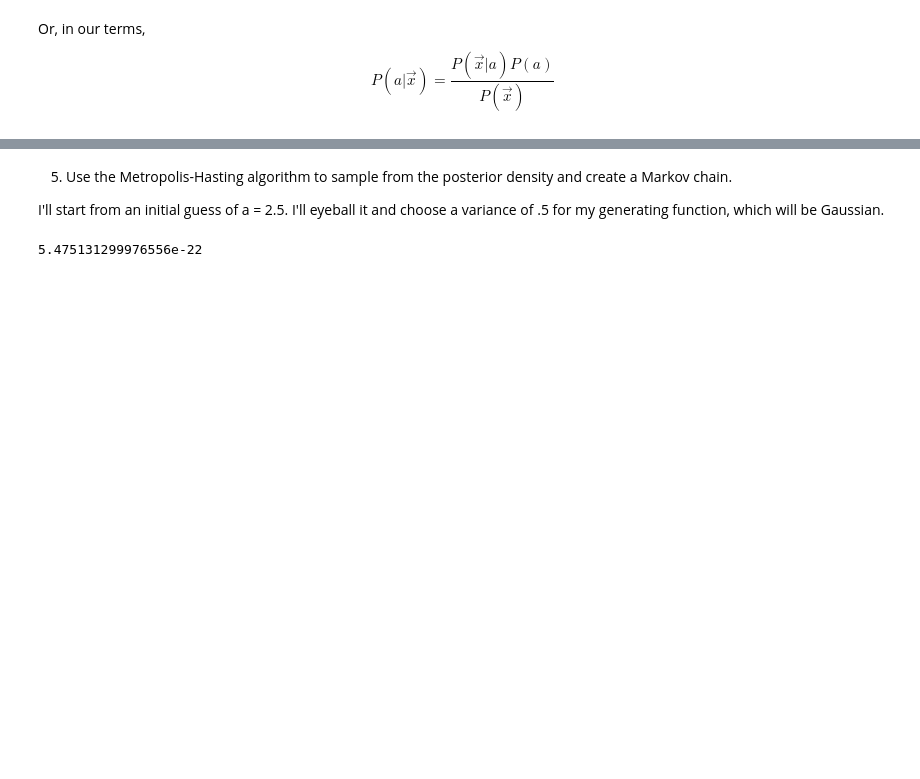
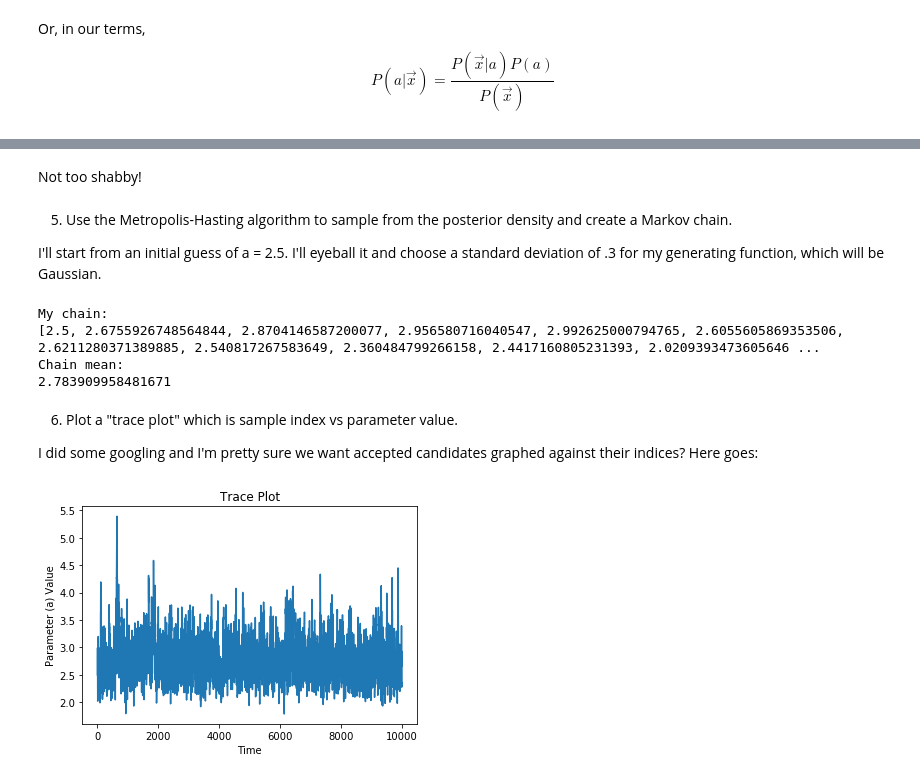
Before and after one commit to apkunesh/bayes_inference_PHY250, a Jupyter notebook: bayesian_inference.ipynb, the cells around one changed output, grey strips where cells are left out. Saved outputs shown, nothing was run; the diff lists cells and outputs as text; code cells hidden in the pictures; blank space fills up the shorter version.

```diff
--- a/bayesian_inference.ipynb
+++ b/bayesian_inference.ipynb
@@ -81,18 +84,61 @@ plot_pr_a_given_vecx(samples,range_for_a)
+# %% [markdown]
+Not too shabby!
 # %% [markdown]
 5) Use the Metropolis-Hasting algorithm to sample from the posterior density and create a Markov chain.
 
-I'll start from an initial guess of a = 2.5. I'll eyeball it and choose a variance of .5 for my generating function, which will be Gaussian.
+I'll start from an initial guess of a = 2.5. I'll eyeball it and choose a standard deviation of .3 for my generating function, which will be Gaussian.
-# %%
-def pr_a_given_vecx(vecx,a):
-    n = len(vecx)
-    sum_x_squared = sum([x**2 for x in vecx])
-    lna_to_the_n = np.log(a)**n
-    a_exponentiated = a**-sum_x_squared
-    return np.sqrt(lna_to_the_n*a_exponentiated)
-
-t = 0
-x_0 = 2.5
-
-x = [x_0]
-# %% [output]
-5.475131299976556e-22
+# %%
+from numpy.random import random
+
+def pr_a_given_vecx(vecx,a):
+    n = len(vecx)
+    sum_x_squared = sum([x**2 for x in vecx])
+    lna_to_the_n = np.log(a)**n
+    a_exponentiated = a**-sum_x_squared
+    return np.sqrt(lna_to_the_n*a_exponentiated)
+
+def generate_candidate(last_val,st_dev):
+    return normal(last_val,st_dev)
+
+def calculate_acceptance_probability(candidate,last_accepted,samples):
+    first_factor = pr_a_given_vecx(samples,candidate)/pr_a_given_vecx(samples,last_accepted)
+    second_factor = 1 #by symmetry of Gaussian distributions
+    return min(1,first_factor*second_factor)
+
+a_0 = 2.5
+t_max = 10000
+sigma = .3
+
+t = 0
+chain = [a_0]
+
+while t<t_max:
+    a_cand = generate_candidate(chain[-1],sigma)
+    pr_accept = calculate_acceptance_probability(a_cand,chain[-1],samples)
+    if pr_accept > random():
+        chain.append(a_cand)
+    else:
+        chain.append(chain[-1])
+    t = t+1
+
+print('My chain: ')
+print(chain)
+print('Chain mean: ')
+print(np.average(chain))
+# %% [output]
+My chain:
+[2.5, 2.6755926748564844, 2.8704146587200077, 2.956580716040547, 2.992625000794765, 2.6055605869353506, 2.6211280371389885, 2.540817267583649, 2.360484799266158, 2.4417160805231393, 2.0209393473605646 ...
+Chain mean:
+2.783909958481671
+# %% [markdown]
+6) Plot a "trace plot" which is sample index vs parameter value.
+
+I did some googling and I'm pretty sure we want accepted candidates graphed against their indices? Here goes:
+# %%
+plt.plot(chain)
+plt.title('Trace Plot')
+plt.ylabel('Parameter (a) Value')
+plt.xlabel('Time')
+plt.show()
+# %% [output]
+[figure, added]
```
Also changed, not shown: parts of 7 cells of this notebook.
